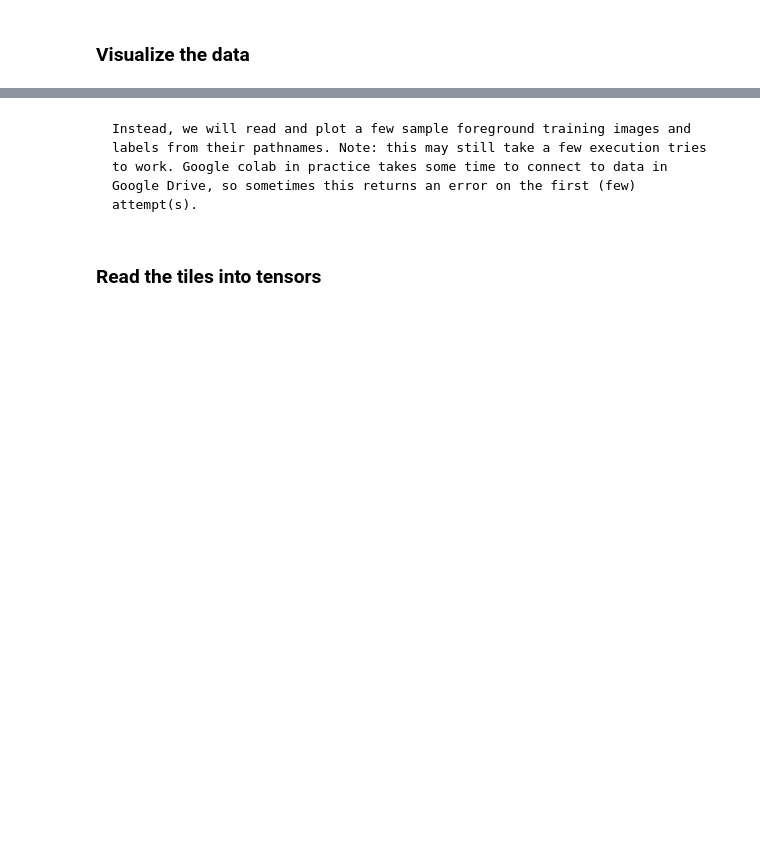
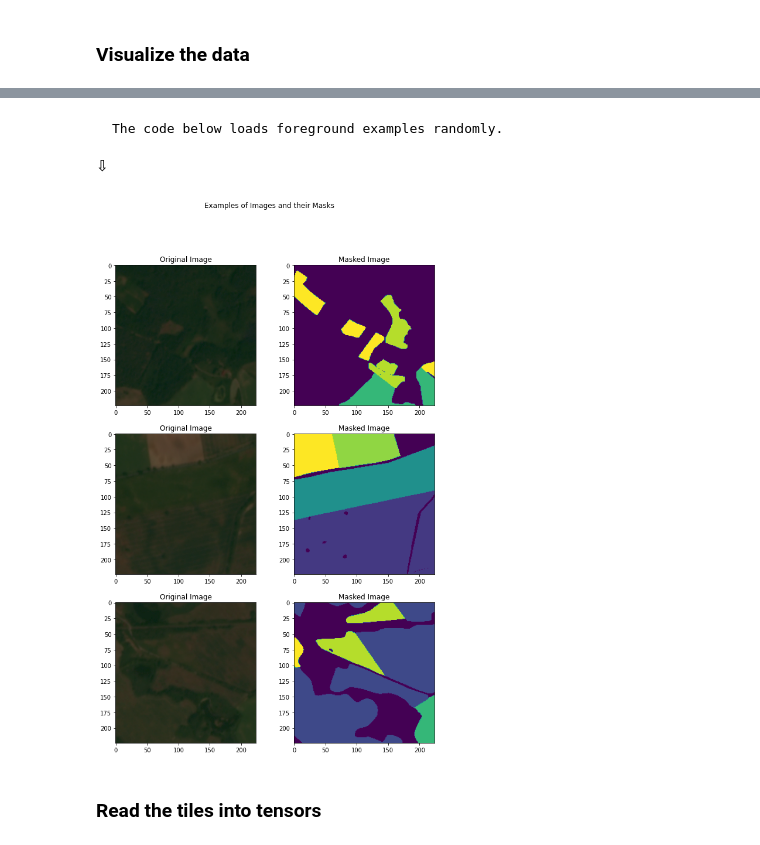
Before and after one commit to developmentseed/tensorflow-eo-training, a Jupyter notebook: ds_book/docs/Lesson3_deeplearning_crop_segmentation.ipynb, the cells around one changed output, grey strips where cells are left out. Cells and saved outputs as stored; diff of their text form; code cells hidden in the pictures; blank space fills up the shorter version.

````diff
--- a/ds_book/docs/Lesson3_deeplearning_crop_segmentation.ipynb
+++ b/ds_book/docs/Lesson3_deeplearning_crop_segmentation.ipynb
@@ -266,3 +250,17 @@ train_list, x_train_filenames, y_train_filenames = get_train_test_lists(img_dir,
+# %%
+background_removal = len(background_list_train) * 0.9
+train_list_clean = [y for y in train_list if y not in background_list_train[0:int(background_removal)]]
+
+x_train_filenames = []
+y_train_filenames = []
+
+for i, img_id in zip(tqdm(range(len(train_list_clean))), train_list_clean):
+  pass
+  x_train_filenames.append(os.path.join(img_dir, "{}.png".format(img_id)))
+  y_train_filenames.append(os.path.join(label_dir, "{}.png".format(img_id)))
+
+print("Number of background tiles: ", background_removal)
+print("Remaining number of tiles after 90% background removal: ", len(train_list_clean))
 # %% [markdown]
 Now that we have our set of files we want to use for developing our model, we need to split them into three sets:
 * the training set for the model to learn from
@@ -355,56 +317,56 @@ r_choices = np.random.choice(num_foreground_examples, display_num)
-# %% [markdown]
-```{important}
-Instead, we will read and plot a few sample foreground training images and labels from their pathnames. Note: this may still take a few execution tries to work. Google colab in practice takes some time to connect to data in Google Drive, so sometimes this returns an error on the first (few) attempt(s).
-```
+# %% [markdown]
+```{warning} **Long running cell** \
+The code below loads foreground examples randomly.
+```
+<div>&#8681</div>
 # %%
 display_num = 3
 
 background_list_train = [line.strip() for line in open("background_list_train.txt", 'r')]
 
-foreground_list_x = [
-                     f'{img_dir}/tile_terrabio_15684.png',
-                     f'{img_dir}/tile_terrabio_23056.png',
-                     f'{img_dir}/tile_terrabio_21877.png'
-                     ]
-
-foreground_list_y = [
-                     f'{label_dir}/tile_terrabio_15684.png',
-                     f'{label_dir}/tile_terrabio_23056.png',
-                     f'{label_dir}/tile_terrabio_21877.png'
-                     ]
-
-# confirm files exist
-for fx, fy in zip(foreground_list_x, foreground_list_y):
-  if os.path.isfile(fx) and os.path.isfile(fy):
-    print(fx, " and ", fy, " exist.")
-  else:
-    print(fx, " and ", fy, " don't exist.")
+# select only for tiles with foreground labels present
+foreground_list_x = []
+foreground_list_y = []
+for x,y in zip(x_train_filenames, y_train_filenames):
+    try:
+      filename_split = os.path.splitext(y)
+      filename_zero, fileext = filename_split
+      basename = os.path.basename(filename_zero)
+      if basename not in background_list_train:
+        foreground_list_x.append(x)
+        foreground_list_y.append(y)
+      else:
+        continue
+    except:
+      continue
 
 num_foreground_examples = len(foreground_list_y)
 
 # randomlize the choice of image and label pairs
-#r_choices = np.random.choice(num_foreground_examples, display_num)
+r_choices = np.random.choice(num_foreground_examples, display_num)
 
 plt.figure(figsize=(10, 15))
 for i in range(0, display_num * 2, 2):
-  #img_num = r_choices[i // 2]
+  img_num = r_choices[i // 2]
   img_num = i // 2
   x_pathname = foreground_list_x[img_num]
   y_pathname = foreground_list_y[img_num]
 
   plt.subplot(display_num, 2, i + 1)
   plt.imshow(mpimg.imread(x_pathname))
   plt.title("Original Image")
 
   example_labels = Image.open(y_pathname)
   label_vals = np.unique(np.array(example_labels))
 
   plt.subplot(display_num, 2, i + 2)
   plt.imshow(example_labels)
   plt.title("Masked Image")
 
 plt.suptitle("Examples of Images and their Masks")
 plt.show()
+# %% [output]
+[figure, added]
 # %% [markdown]
 ### Read the tiles into tensors
 # %%
````
Also changed, not shown: parts of 32 cells of this notebook, 21 other files.
